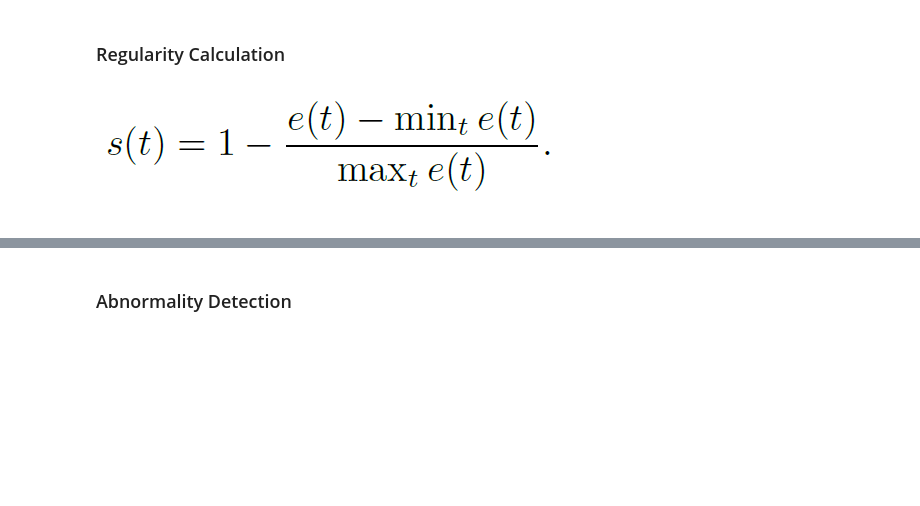
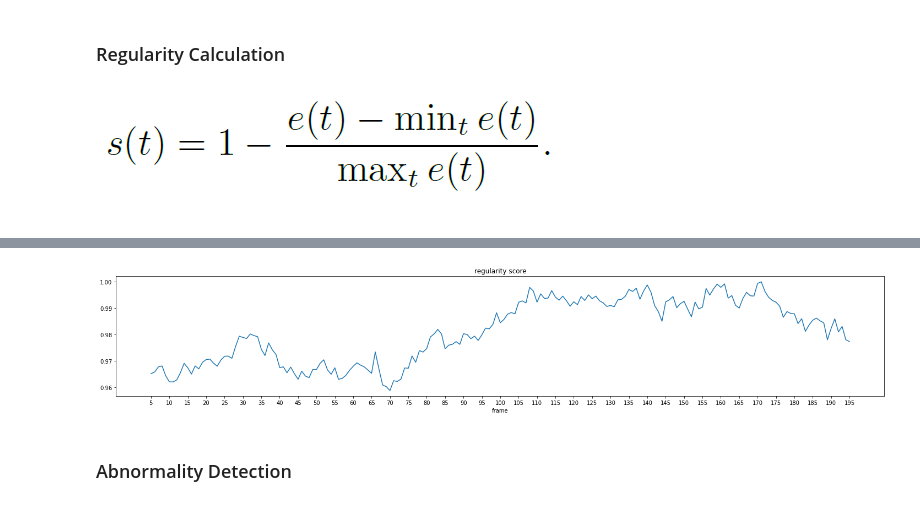
Before and after one commit to aneeshnema/unusual-activity-detection, a Jupyter notebook: notebook.ipynb, the cells around one changed output, grey strips where cells are left out. Drawn from its saved outputs; the diff is of its cells as text; code cells hidden in the pictures; blank space fills up the shorter version.

```diff
--- a/notebook.ipynb
+++ b/notebook.ipynb
@@ -405,11 +405,10 @@ regularity = 1-norm_loss
 x = np.arange(5, 196)
 
 # example (test 20)
-fig = px.line(x=x, y=regularity[20], labels={'x':'frame no.', 'y':'regularity score'}, title='regularity score')
-fig.update_xaxes(showgrid=False)
-fig.update_yaxes(showgrid=False)
-
-fig.show()
-fig.write_html('./2.html', include_plotlyjs='cdn')
-# HTML(fig.to_html())
+plt.figure(figsize=(25, 4))
+plt.title('regularity score')
+plt.plot(x, regularity[20])
+plt.xticks(ticks)
+plt.xlabel('frame')
+plt.show()
 # %% [output]
@@ -417,3 +415,4 @@ fig.write_html('./2.html', include_plotlyjs='cdn')
+[figure, added]
 # %% [markdown]
 ### Abnormality Detection
 # %% [markdown]
```
Also changed, not shown: parts of 9 cells of this notebook.
